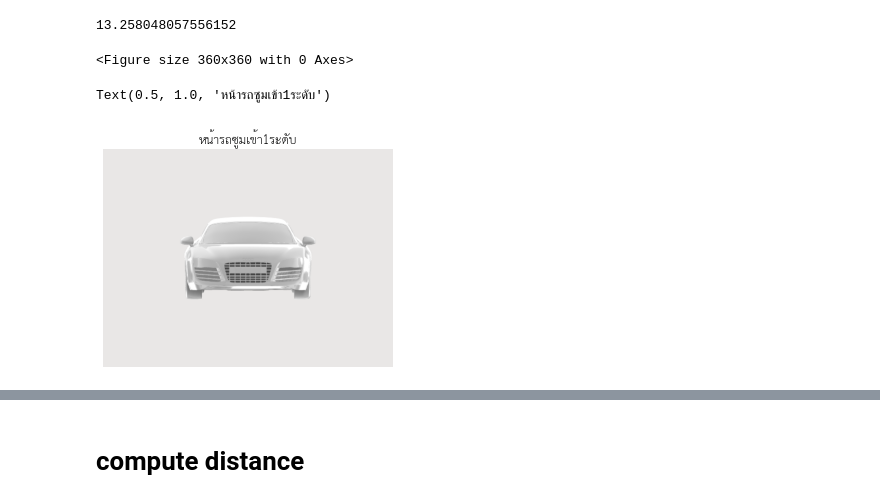
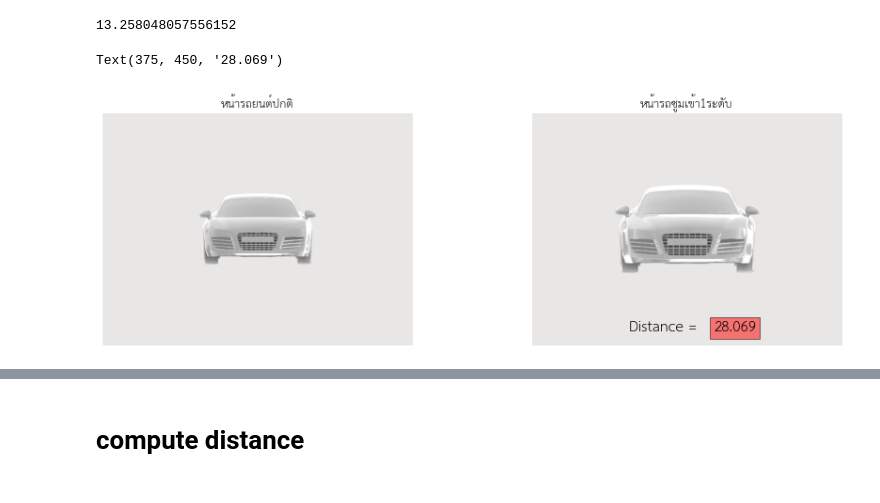
Before and after one commit to MeenTers/Project, a Jupyter notebook: Project_SI.ipynb, the cells around one changed output, grey strips where cells are left out. Drawn from its saved outputs; the diff is of its cells as text; code cells hidden in the pictures.

```diff
--- a/Project_SI.ipynb
+++ b/Project_SI.ipynb
@@ -110,27 +110,28 @@ import cv2
 # %%
 image1 = cv2.imread('/content/ID1 F.png')
 image2 = cv2.imread('/content/ID1 F1.png')
-# %%
-# create figure
-fig = plt.figure(figsize=(5, 5))
-# setting values to rows and column variables
-rows = 2
-columns = 2
-# %% [output]
-<Figure size 360x360 with 0 Axes>
 # %%
+# create figure
+fig = plt.figure(figsize=(15, 10))
+# setting values to rows and column variables
+rows = 2
+columns = 2
 # Adds a subplot at the 1st position
+fig.add_subplot(rows, columns, 1)
 # showing image
-fig.add_subplot(rows, columns, 1)
 plt.imshow(image1)
 plt.axis('off')
 plt.title("หน้ารถยนต์ปกติ")
+
 # Adds a subplot at the 2nd position
 fig.add_subplot(rows, columns, 2)
 # showing image
 plt.imshow(image2)
 plt.axis('off')
-plt.title("หน้ารถซูมเข้า1ระดับ")
+plt.title('หน้ารถซูมเข้า1ระดับ')
+plt.text(200,450,'Distance = ',fontsize = 15)
+plt.text(375, 450,round(id1[0],3), fontsize =15,
+         bbox = dict(facecolor = 'red', alpha = 0.5))
 # %% [output]
-Text(0.5, 1.0, 'หน้ารถซูมเข้า1ระดับ')
+Text(375, 450, '28.069')
-[figure, old version]
+[figure, new version]
```
Also changed, not shown: parts of 7 cells of this notebook.
